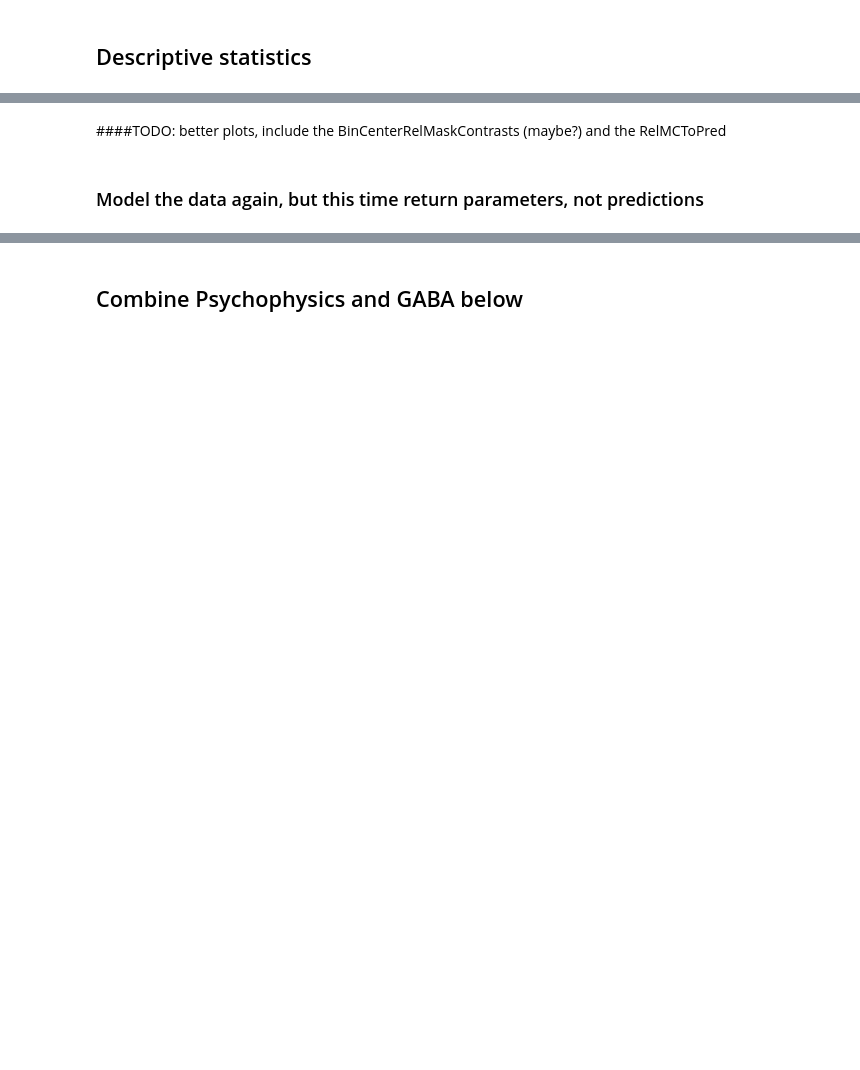
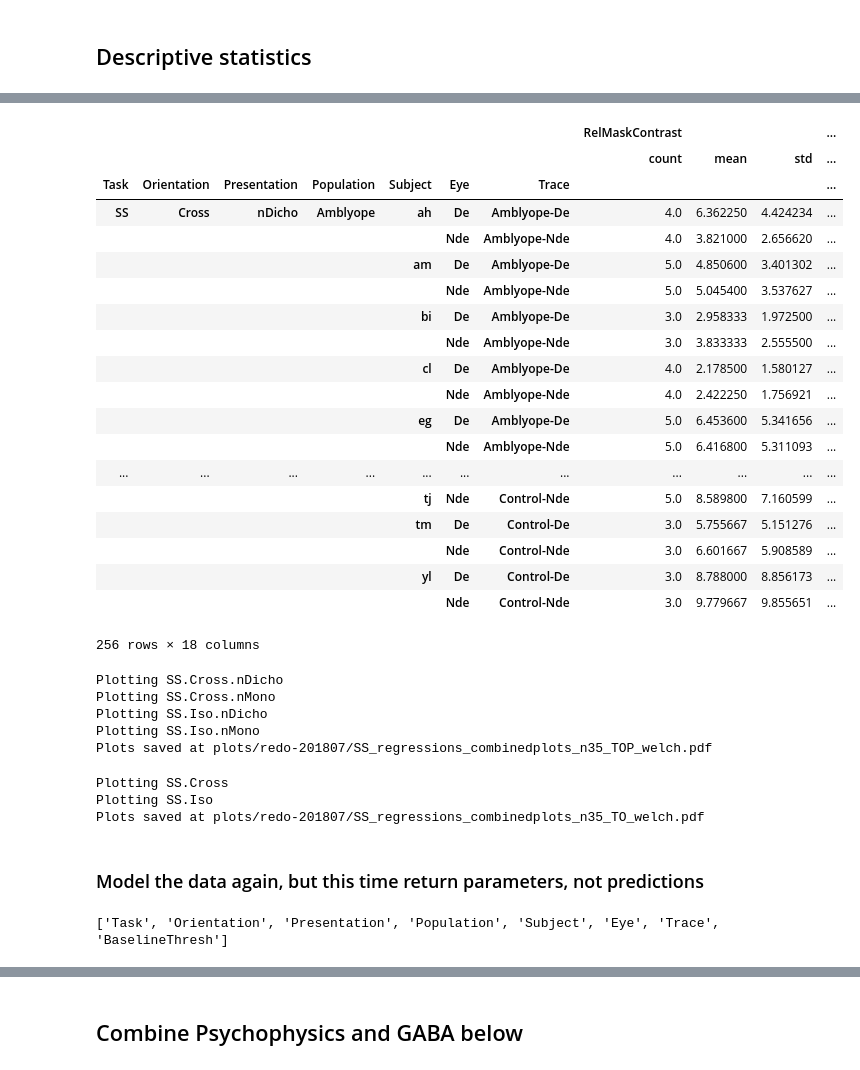
Before and after one commit to smerdis/mrs_amblyopia, a Jupyter notebook: Fitting Linear Model to Thresholds, then calculating distance from ThreshElev=1 (7-2018).ipynb, the cells around one changed output, grey strips where cells are left out. Saved outputs shown, nothing was run; the diff lists cells and outputs as text; code cells hidden in the pictures; blank space fills up the shorter version.

```diff
--- a/Fitting Linear Model to Thresholds, then calculating distance from ThreshElev=1 (7-2018).ipynb
+++ b/Fitting Linear Model to Thresholds, then calculating distance from ThreshElev=1 (7-2018).ipynb
@@ -78,4 +154,0 @@ print(len(groups))
-# %%
-gvars_test = ['Task','Orientation','Presentation','Population']
-df_to_model = utils.find_xvalue_to_predict(sdf, gvars_test, test_func=st.ttest_ind)
-df_to_model.head()
@@ -137,2 +159,4 @@ groups = df_to_model.groupby(pp_gvars)
 # %%
-preds = groups.apply(utils.model_threshold, model.err, model.thresh, model_params, ret='preds')
+# initialize parameters
+lm_params = linear_model.parameters()
+preds_lm = groups.apply(utils.model_threshold, linear_model.err, linear_model.thresh, lm_params, ret='preds')
@@ -145,21 +189,55 @@ preds.groupby(["Orientation", "Presentation", "Population", "Eye"])["ThreshPred"
+# %%
+preds_lm.groupby(pp_gvars)[["RelMaskContrast", "ThreshElev", "ThreshPred"]].describe(percentiles=[.5])
+# %% [output]
+|  |  |  |  |  |  |  | RelMaskContrast |  |  | ... |
+|  |  |  |  |  |  |  | count | mean | std | ... |
+| Task | Orientation | Presentation | Population | Subject | Eye | Trace |  |  |  | ... |
+| SS | Cross | nDicho | Amblyope | ah | De | Amblyope-De | 4.0 | 6.362250 | 4.424234 | ... |
+|  |  |  |  |  | Nde | Amblyope-Nde | 4.0 | 3.821000 | 2.656620 | ... |
+|  |  |  |  | am | De | Amblyope-De | 5.0 | 4.850600 | 3.401302 | ... |
+|  |  |  |  |  | Nde | Amblyope-Nde | 5.0 | 5.045400 | 3.537627 | ... |
+|  |  |  |  | bi | De | Amblyope-De | 3.0 | 2.958333 | 1.972500 | ... |
+|  |  |  |  |  | Nde | Amblyope-Nde | 3.0 | 3.833333 | 2.555500 | ... |
+|  |  |  |  | cl | De | Amblyope-De | 4.0 | 2.178500 | 1.580127 | ... |
+|  |  |  |  |  | Nde | Amblyope-Nde | 4.0 | 2.422250 | 1.756921 | ... |
+|  |  |  |  | eg | De | Amblyope-De | 5.0 | 6.453600 | 5.341656 | ... |
+|  |  |  |  |  | Nde | Amblyope-Nde | 5.0 | 6.416800 | 5.311093 | ... |
+| ... | ... | ... | ... | ... | ... | ... | ... | ... | ... | ... |
+|  |  |  |  | tj | Nde | Control-Nde | 5.0 | 8.589800 | 7.160599 | ... |
+|  |  |  |  | tm | De | Control-De | 3.0 | 5.755667 | 5.151276 | ... |
+|  |  |  |  |  | Nde | Control-Nde | 3.0 | 6.601667 | 5.908589 | ... |
+|  |  |  |  | yl | De | Control-De | 3.0 | 8.788000 | 8.856173 | ... |
+|  |  |  |  |  | Nde | Control-Nde | 3.0 | 9.779667 | 9.855651 | ... |
+256 rows × 18 columns
 # %%
-s.group_facet_plots(preds, s.fit_plot,
-                    f"{plot_dir}/{task}_regressions_combinedplots_n{n_pp_subs_thistask}_TOP.pdf",
+s.group_facet_plots(preds_lm, s.subject_fit_plot,
+                    f"{plot_dir}/{task}_regressions_combinedplots_n{n_pp_subjs_thistask}_TOP_welch.pdf",
                     ['Task','Orientation','Presentation'], #each combo of this gets its own page
                     row='Population',col='Eye',# facet rows and columns
                     x="RelMaskContrast", y="ThreshElev", # x, y
-                    hue="Subject",yerr='ThreshElev_SE',fmt_obs='o',fmt_pred='.--',Ycol="ThreshPred")
+                    hue="Subject",yerr='ThreshElev_SE',fmt_obs='.',fmt_pred='x:',Ycol="ThreshPred")
+# %% [output]
+Plotting SS.Cross.nDicho
+Plotting SS.Cross.nMono
+Plotting SS.Iso.nDicho
+Plotting SS.Iso.nMono
+Plots saved at plots/redo-201807/SS_regressions_combinedplots_n35_TOP_welch.pdf
 # %%
-s.group_facet_plots(preds, s.fit_plot,
-                    f"{plot_dir}/{task}_regressions_combinedplots_n{n_pp_subs_thistask}_TO.pdf",
+s.group_facet_plots(preds_lm, s.population_fit_plot,
+                    f"{plot_dir}/{task}_regressions_combinedplots_n{n_pp_subjs_thistask}_TO_welch.pdf",
                     ['Task','Orientation'], #each combo of this gets its own page
                     row='Presentation',col='Eye',# facet rows and columns
                     x="RelMaskContrast", y="ThreshElev", # x, y
-                    hue="Population",yerr='ThreshElev_SE',fmt_obs='o',fmt_pred='.--',Ycol="ThreshPred")
+                    hue="Population",yerr='ThreshElev_SE',fmt_obs='.',fmt_pred='x:',Ycol="ThreshPred")
+# %% [output]
+Plotting SS.Cross
+Plotting SS.Iso
+Plots saved at plots/redo-201807/SS_regressions_combinedplots_n35_TO_welch.pdf
-# %% [markdown]
-####TODO: better plots, include the BinCenterRelMaskContrasts (maybe?) and the RelMCToPred
 # %% [markdown]
 ### Model the data again, but this time return parameters, not predictions ###
 # %%
 print(pp_gvars_base)
-groups_with_baseline = df_to_model.groupby(pp_gvars_base)
+pp_gvars_base_mcpred = pp_gvars_base + ['RelMCToPred']
+groups_with_baseline_mcpred = df_to_model.groupby(pp_gvars_base_mcpred)
+# %% [output]
+['Task', 'Orientation', 'Presentation', 'Population', 'Subject', 'Eye', 'Trace', 'BaselineThresh']
```
Also changed, not shown: parts of 77 cells of this notebook, 2 other files.
